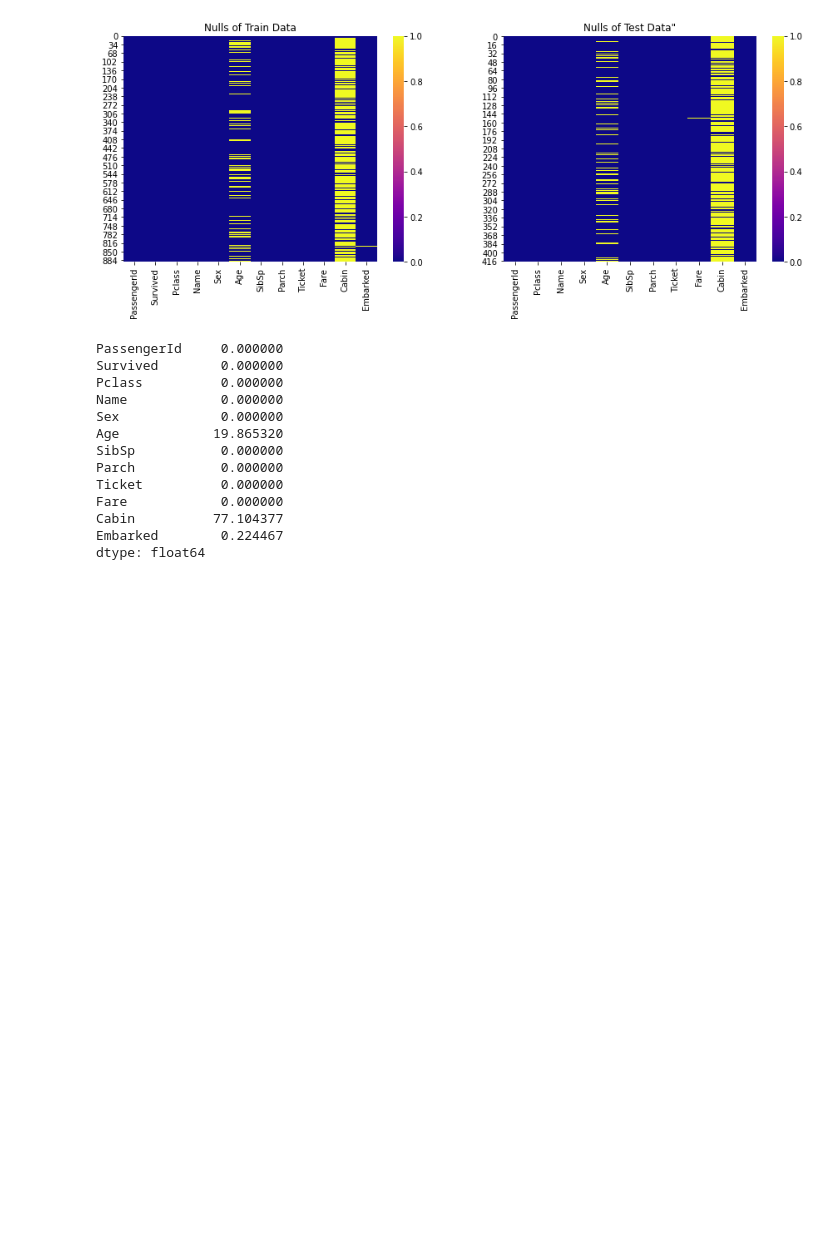
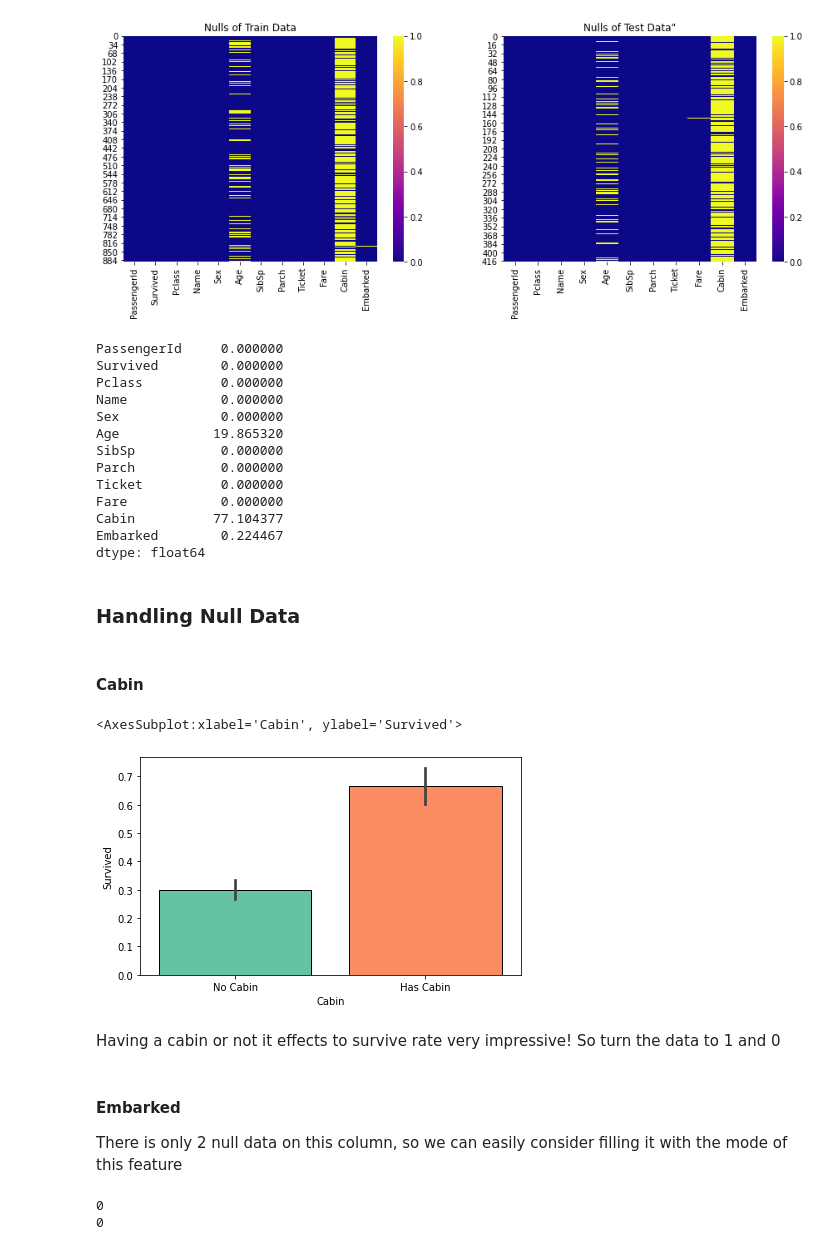
Before and after one commit to AnakinStrive/Titanic, a Jupyter notebook: Main_Notebook.ipynb, the cells around one changed output. Drawn from its saved outputs; the diff is of its cells as text; code cells hidden in the pictures; blank space fills up the shorter version.

```diff
--- a/Main_Notebook.ipynb
+++ b/Main_Notebook.ipynb
@@ -16,8 +22,8 @@ from sklearn.metrics import confusion_matrix
 # %% [markdown]
 ### Importing Data
 # %%
-train_df=pd.read_csv('/work/train.csv')
-test_df=pd.read_csv('/work/test.csv')
+train_df=pd.read_csv('/work/Titanic/train.csv')
+test_df=pd.read_csv('/work/Titanic/test.csv')
 # %% [markdown]
 Looking at data set
 # %%
@@ -58,3 +64,23 @@ Fare            0.000000
 Cabin          77.104377
 Embarked        0.224467
 dtype: float64
+# %% [markdown]
+### Handling Null Data
+# %% [markdown]
+#### Cabin
+# %%
+train_df.Cabin.fillna("No Cabin", inplace=True) #We named Null cells as 'Empty'
+test_df.Cabin.fillna("No Cabin", inplace=True) #We named Null cells as 'Empty'
+
+train_df.loc[train_df["Cabin"] != "No Cabin", "Cabin"] = "Has Cabin"
+test_df.loc[test_df["Cabin"] != "No Cabin", "Cabin" ] ="Has Cabin"
+
+fig = plt.figure(figsize=(15,4))
+fig.add_subplot(121)
+sns.barplot(data=train_df, x="Cabin",y="Survived" , palette="Set2",saturation=2,edgecolor=(0,0,0),  linewidth=1)
+# %% [output]
+<AxesSubplot:xlabel='Cabin', ylabel='Survived'>
+[figure, added]
+# %% [markdown]
+Having a cabin or not it effects to survive rate very impressive!
+So turn the data to 1 and 0
@@ -60,0 +92,12 @@ dtype: float64
+# %% [markdown]
+#### Embarked
+
+There is only 2 null data on this column, so we can easily consider filling it with the mode of this feature
+# %%
+train_df['Embarked']=train_df['Embarked'].fillna(train_df['Embarked'].mode()[0])
+
+
+test_df['Embarked']=test_df['Embarked'].fillna(test_df['Embarked'].mode()[0])
+# %% [output]
+0
+0
```
Also changed, not shown: parts of 14 cells of this notebook, 1 other file.
